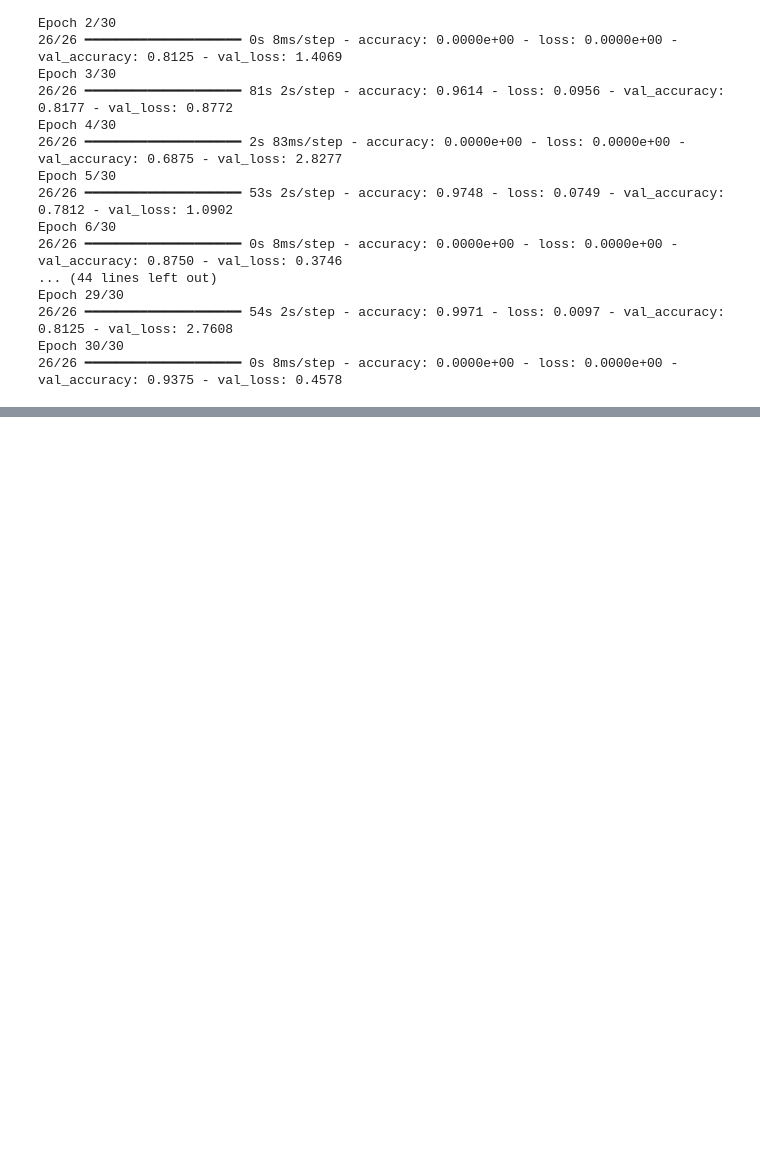
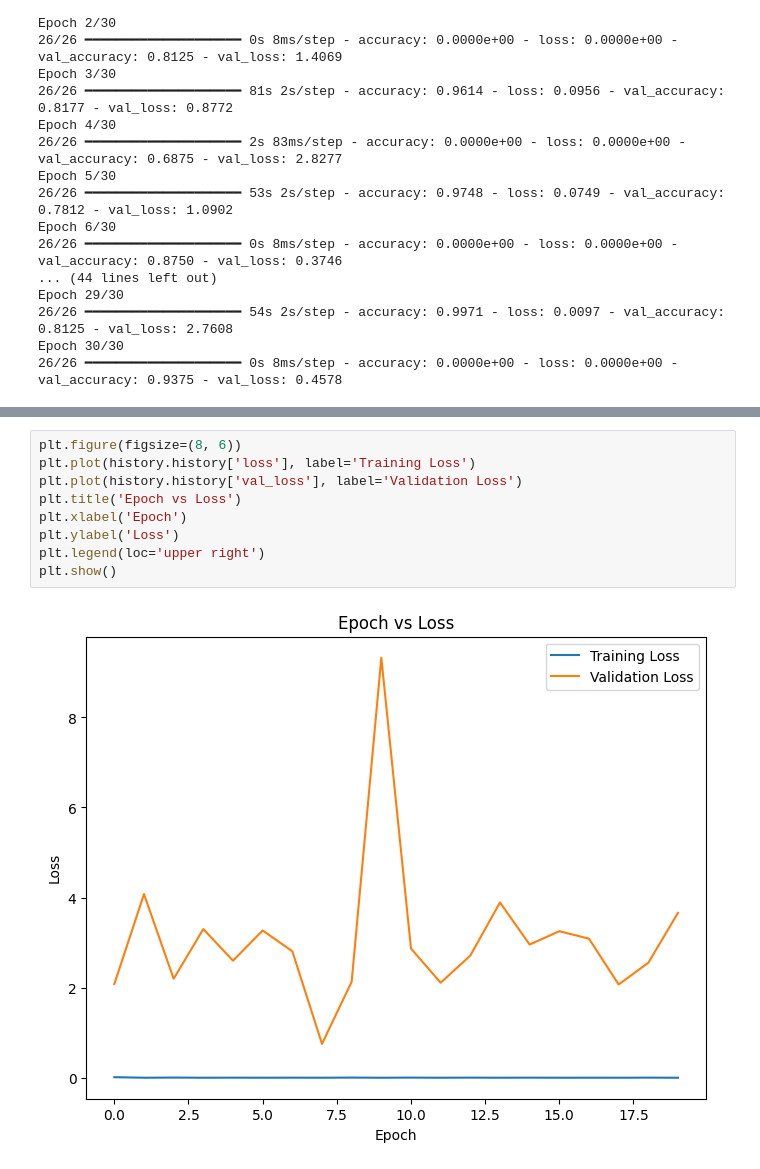
Before and after one commit to Ankitkumar1015/Gender-recognition, a Jupyter notebook: gender.ipynb, the cells around one changed output, grey strips where cells are left out. Cells and saved outputs as stored; diff of their text form; blank space fills up the shorter version.

```diff
--- a/gender.ipynb
+++ b/gender.ipynb
@@ -214,0 +215,11 @@ Epoch 15/20
+# %%
+plt.figure(figsize=(8, 6))
+plt.plot(history.history['loss'], label='Training Loss')
+plt.plot(history.history['val_loss'], label='Validation Loss')
+plt.title('Epoch vs Loss')
+plt.xlabel('Epoch')
+plt.ylabel('Loss')
+plt.legend(loc='upper right')
+plt.show()
+# %% [output]
+[figure, added]
```
Also changed, not shown: parts of 1 cell of this notebook.
